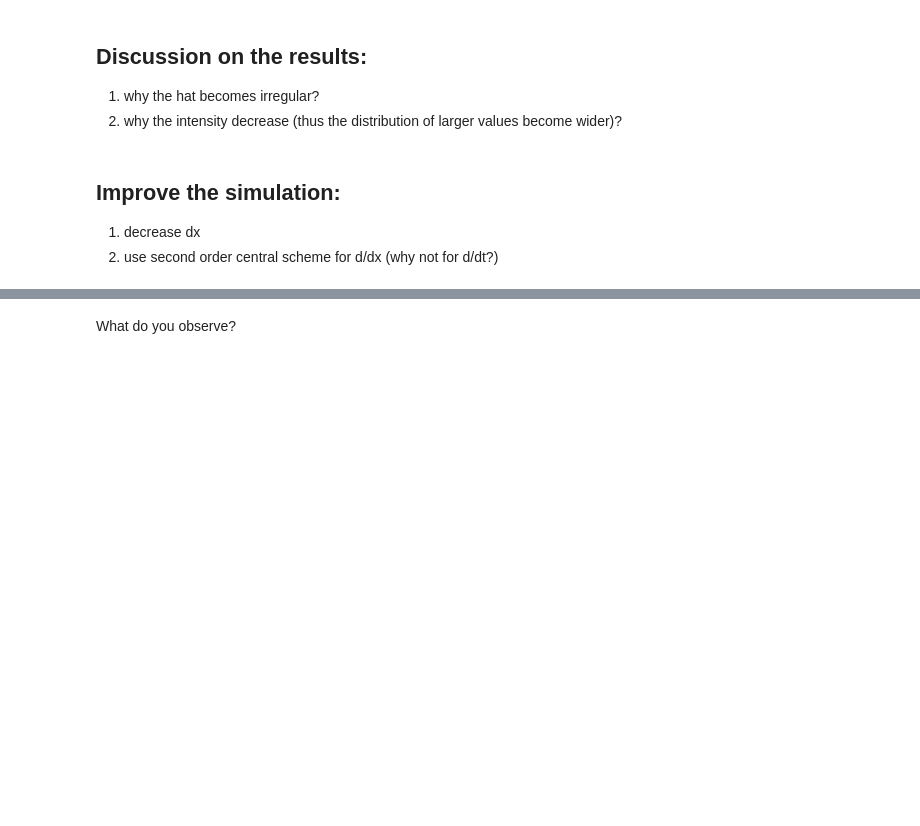
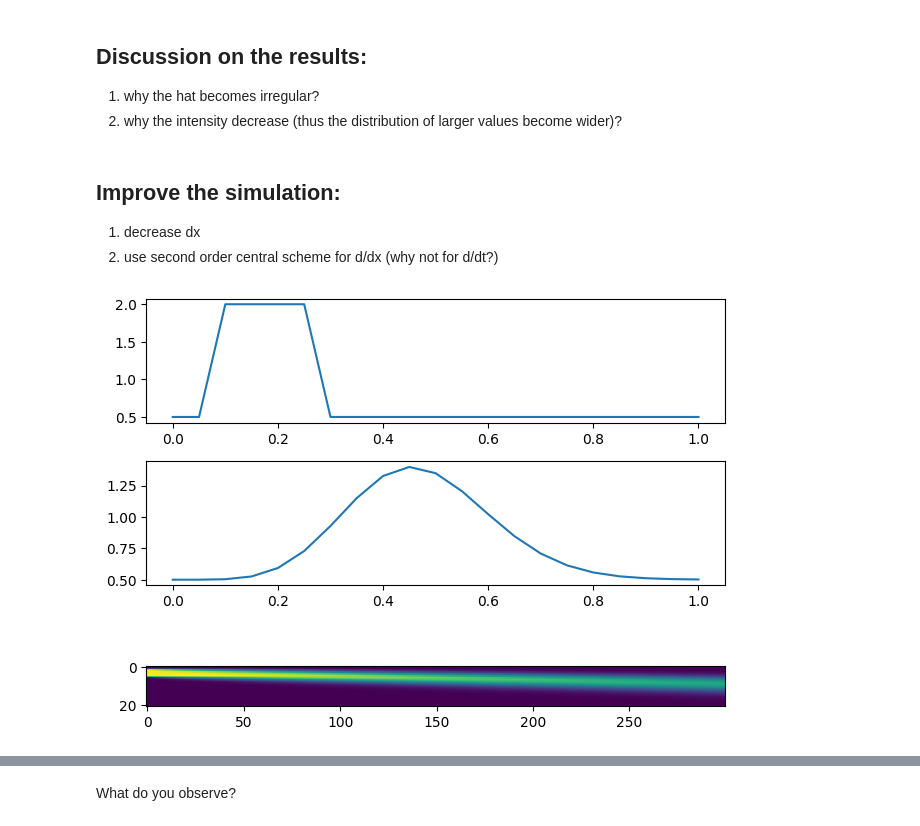
Before and after one commit to yyhyan100/myCFD_tutorial, a Jupyter notebook: topic3_1d_Linear_Convection.ipynb, the cells around one changed output, grey strips where cells are left out. Drawn from its saved outputs; the diff is of its cells as text; code cells hidden in the pictures; blank space fills up the shorter version.

```diff
--- a/topic3_1d_Linear_Convection.ipynb
+++ b/topic3_1d_Linear_Convection.ipynb
@@ -109,4 +105,12 @@ def convection_eq_1st(dx,dt):
     plt.subplot(3,1,3)
     plt.imshow(u.transpose())
     plt.tight_layout()
+# %%
+'''c=1.0
+total_distance=1.0
+total_time=0.3
+'''
+convection_eq_1st(1.0,0.3, 1.0, 0.05,0.001)
+# %% [output]
+[figure, added]
 # %%
```
Also changed, not shown: parts of 7 cells of this notebook, 2 other files.
